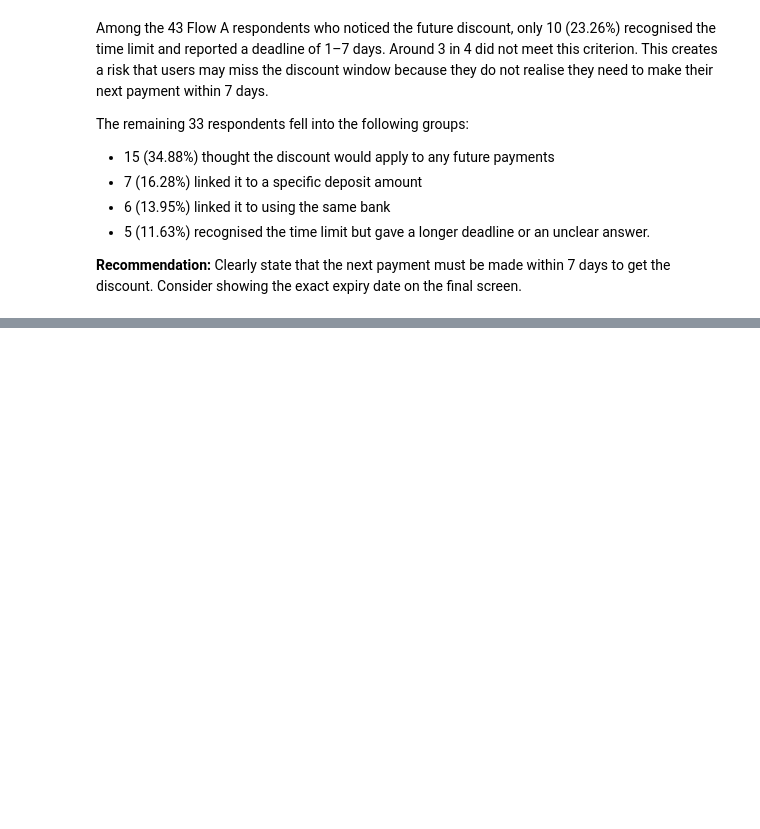
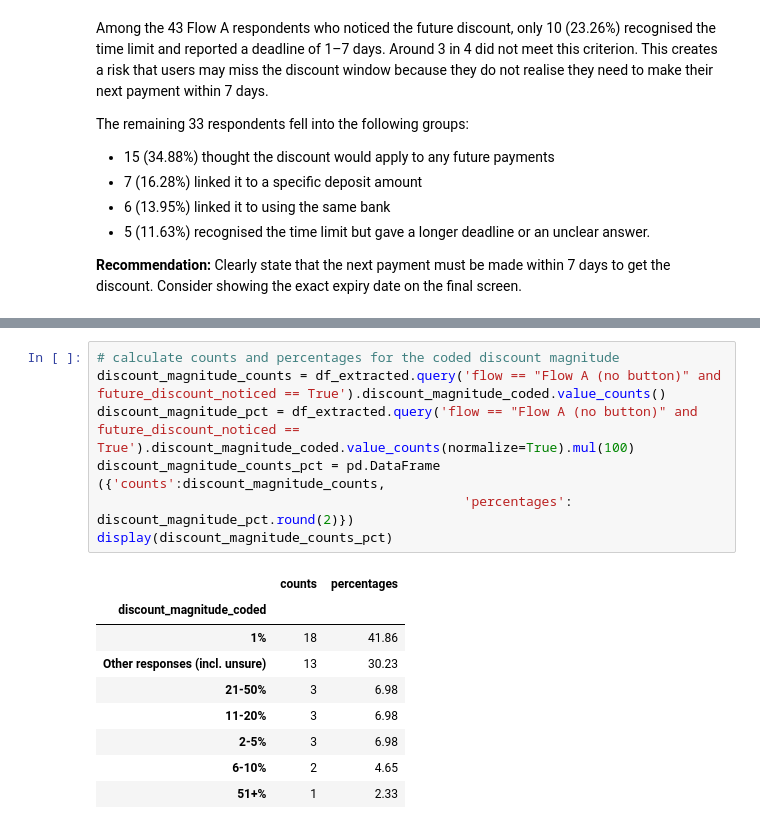
Before and after one commit to elena-kolo/payment-flow-experimentation-analysis, a Jupyter notebook: notebooks/03_prototype_analysis.ipynb, the cells around one changed output, grey strips where cells are left out. Cells and saved outputs as stored; diff of their text form; blank space fills up the shorter version.

```diff
--- a/notebooks/03_prototype_analysis.ipynb
+++ b/notebooks/03_prototype_analysis.ipynb
@@ -1131,0 +1240,17 @@ The remaining 33 respondents fell into the following groups:
+# %%
+# calculate counts and percentages for the coded discount magnitude
+discount_magnitude_counts = df_extracted.query('flow == "Flow A (no button)" and future_discount_noticed == True').discount_magnitude_coded.value_counts()
+discount_magnitude_pct = df_extracted.query('flow == "Flow A (no button)" and future_discount_noticed == True').discount_magnitude_coded.value_counts(normalize=True).mul(100)
+discount_magnitude_counts_pct = pd.DataFrame ({'counts':discount_magnitude_counts,
+                                               'percentages': discount_magnitude_pct.round(2)})
+display(discount_magnitude_counts_pct)
+# %% [output]
+|  | counts | percentages |
+| discount_magnitude_coded |  |  |
+| 1% | 18 | 41.86 |
+| Other responses (incl. unsure) | 13 | 30.23 |
+| 21-50% | 3 | 6.98 |
+| 11-20% | 3 | 6.98 |
+| 2-5% | 3 | 6.98 |
+| 6-10% | 2 | 4.65 |
+| 51+% | 1 | 2.33 |
```
Also changed, not shown: parts of 16 cells of this notebook.
